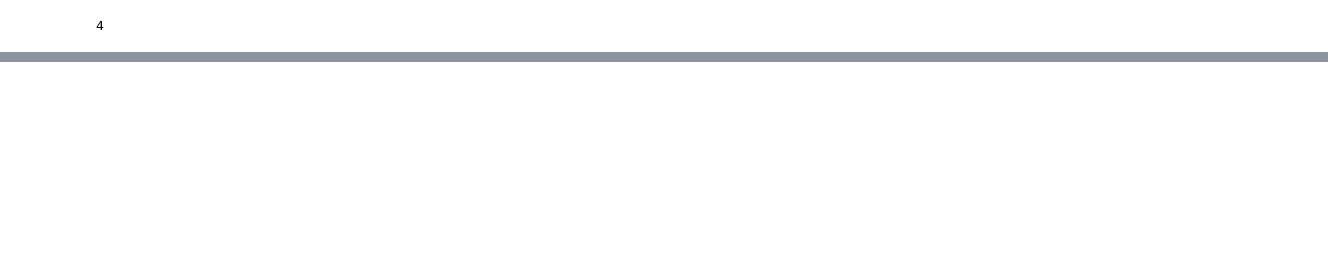
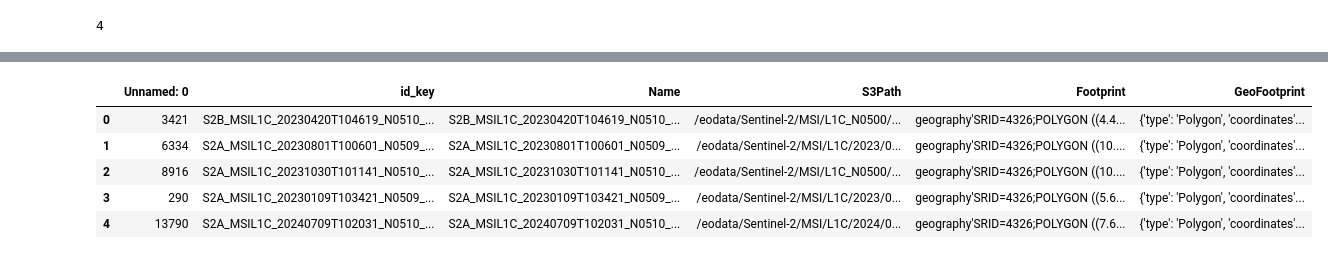
Before and after one commit to sebastien-tetaud/sentinel-2-ai-processor, a Jupyter notebook: notebook/generate-dataset-v1.ipynb, the cells around one changed output, grey strips where cells are left out. Saved outputs shown, nothing was run; the diff lists cells and outputs as text; code cells hidden in the pictures; blank space fills up the shorter version.

```diff
--- a/notebook/generate-dataset-v1.ipynb
+++ b/notebook/generate-dataset-v1.ipynb
@@ -632,0 +733,21 @@ download_bands(s3_client=s3_client, bucket=bucket, bucket_name=BUKETNAME, df=df_
+# %%
+DATASET_DIR = "/mnt/disk/dataset/sentinel-ai-processor/V1"
+import pandas as pd
+
+
+df1 = pd.read_csv(f"{DATASET_DIR}/input_l1c.csv")
+df2 = pd.read_csv(f"{DATASET_DIR}/output_l2a.csv")
+
+df_l1c = df1.sample(n=15000, random_state=42)
+df_l2a = df2.sample(n=15000, random_state=42)
+df_l1c = df_l1c.reset_index(drop=True)
+df_l2a = df_l2a.reset_index(drop=True)
+# %%
+df_l1c.head()
+# %% [output]
+|  | Unnamed: 0 | id_key | Name | S3Path | Footprint | GeoFootprint |
+| 0 | 3421 | S2B_MSIL1C_20230420T104619_N0510_... | S2B_MSIL1C_20230420T104619_N0510_... | /eodata/Sentinel-2/MSI/L1C_N0500/... | geography'SRID=4326;POLYGON ((4.4... | {'type': 'Polygon', 'coordinates'... |
+| 1 | 6334 | S2A_MSIL1C_20230801T100601_N0509_... | S2A_MSIL1C_20230801T100601_N0509_... | /eodata/Sentinel-2/MSI/L1C/2023/0... | geography'SRID=4326;POLYGON ((10.... | {'type': 'Polygon', 'coordinates'... |
+| 2 | 8916 | S2A_MSIL1C_20231030T101141_N0510_... | S2A_MSIL1C_20231030T101141_N0510_... | /eodata/Sentinel-2/MSI/L1C_N0500/... | geography'SRID=4326;POLYGON ((10.... | {'type': 'Polygon', 'coordinates'... |
+| 3 | 290 | S2A_MSIL1C_20230109T103421_N0509_... | S2A_MSIL1C_20230109T103421_N0509_... | /eodata/Sentinel-2/MSI/L1C/2023/0... | geography'SRID=4326;POLYGON ((5.6... | {'type': 'Polygon', 'coordinates'... |
+| 4 | 13790 | S2A_MSIL1C_20240709T102031_N0510_... | S2A_MSIL1C_20240709T102031_N0510_... | /eodata/Sentinel-2/MSI/L1C/2024/0... | geography'SRID=4326;POLYGON ((7.6... | {'type': 'Polygon', 'coordinates'... |
```
Also changed, not shown: parts of 9 cells of this notebook, 5 other files.
